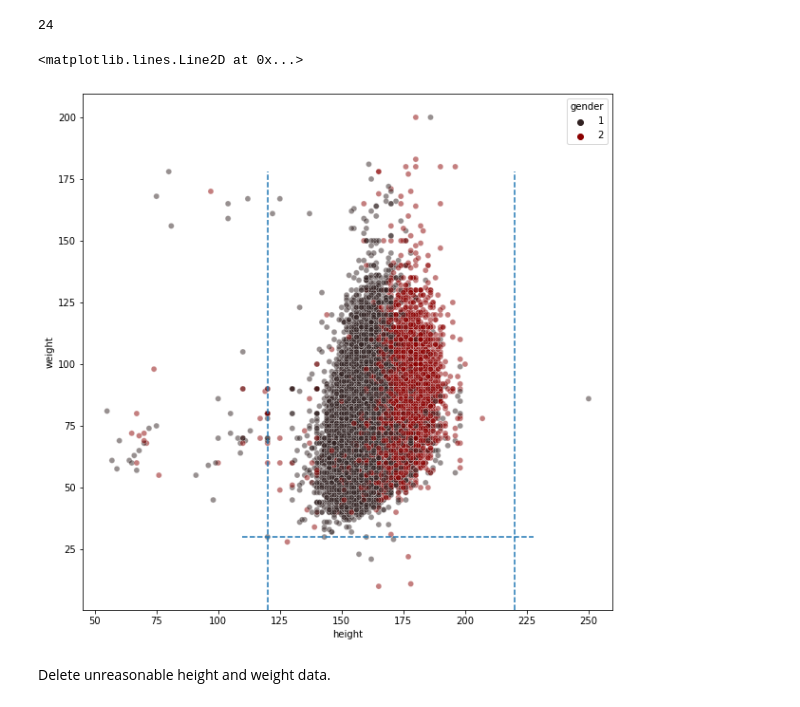
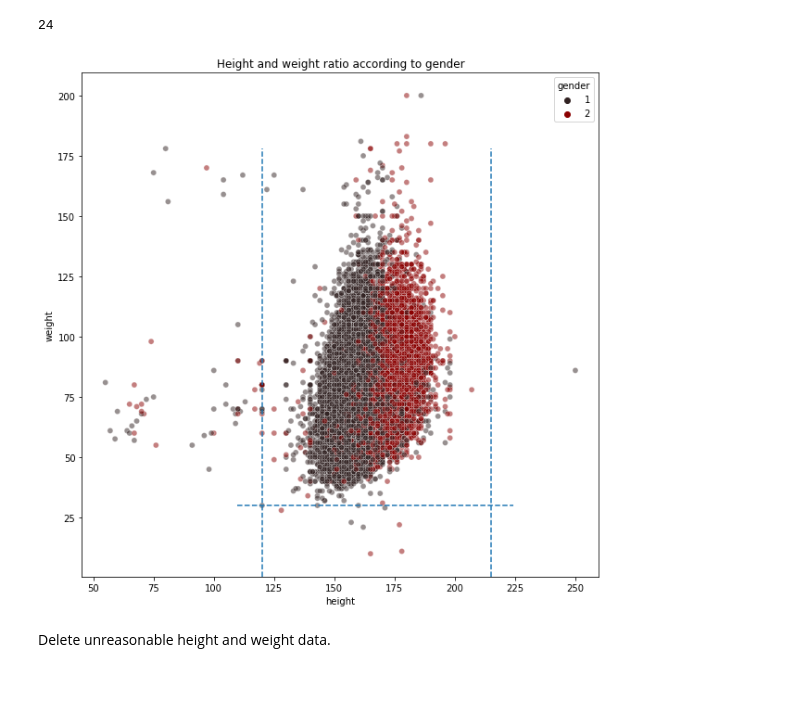
Before and after one commit to noamya-sh/Final-project-SemesterA, a Jupyter notebook: Cardiovascular-Disease-classification.ipynb, the cells around one changed output. Saved outputs shown, nothing was run; the diff lists cells and outputs as text; code cells hidden in the pictures.

```diff
--- a/Cardiovascular-Disease-classification.ipynb
+++ b/Cardiovascular-Disease-classification.ipynb
@@ -15,3 +19,6 @@ data=pd.read_csv(r'C:\Users\נעמיה\OneDrive - Ariel University\Documents\Dat
+# %%
+url='https://raw.githubusercontent.com/noamya-sh/final-project/main/cardio_train.csv'
+data=pd.read_csv(url,sep=";")
 # %% [markdown]
 
 #### There are 3 types of input features:
@@ -124,13 +133,14 @@ data.drop_duplicates(inplace=True) #delete duplicates values.
 # %%
 #plot relation height-weight by gender
 f, ax = plt.subplots(figsize = (10,10))
 sns.scatterplot(data=data, x="height", y="weight",hue='gender',palette="dark:darkred", alpha=0.5)
 ax.axvline(120, ls='--',ymax=0.85)
-ax.axvline(220, ls='--',ymax=0.85)
-ax.axhline(30, ls='--',xmin=0.3,xmax=0.85)
+ax.axvline(215, ls='--',ymax=0.85)
+ax.axhline(30, ls='--',xmin=0.3,xmax=0.835)
+plt.title("Height and weight ratio according to gender")
+plt.show()
 # %% [output]
-<matplotlib.lines.Line2D at 0x...>
-[figure, old version]
+[figure, new version]
 # %% [markdown]
 Delete unreasonable height and weight data.
 # %%
```
Also changed, not shown: parts of 41 cells of this notebook.
